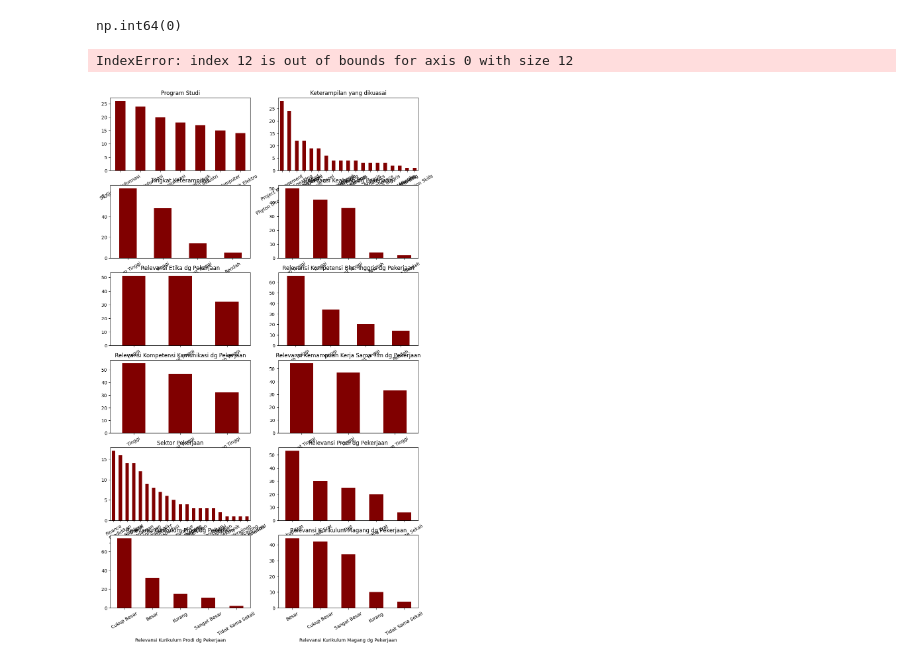
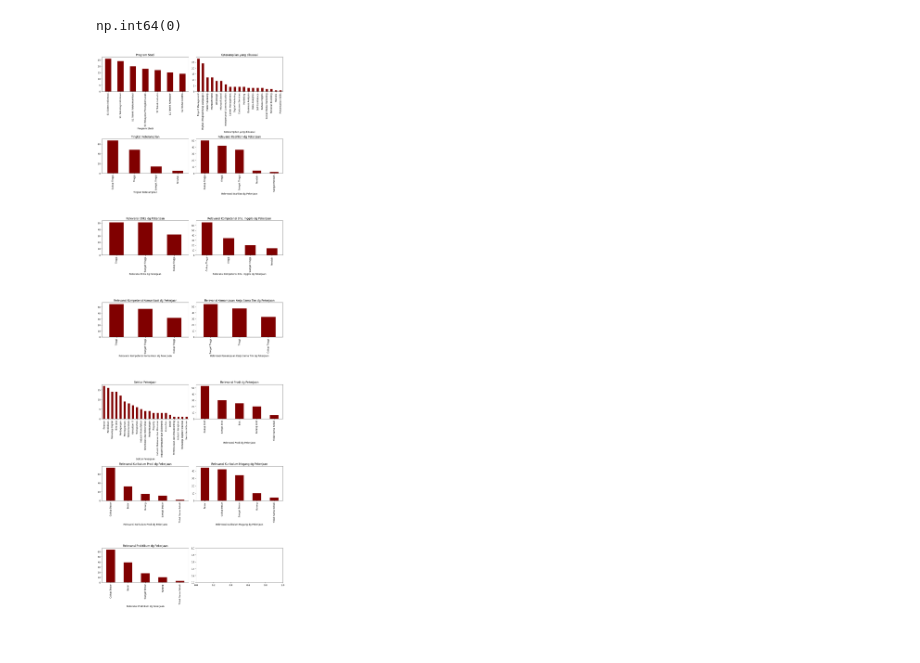
Before and after one commit to firarru/Project-Tracer-Study, a Jupyter notebook: Tracer_Study.ipynb, the cells around one changed output. Drawn from its saved outputs; the diff is of its cells as text; code cells hidden in the pictures.

```diff
--- a/Tracer_Study.ipynb
+++ b/Tracer_Study.ipynb
@@ -60,15 +62,14 @@ df.duplicated().sum()
 # %% [output]
 np.int64(0)
 # %%
-fig, axs = plt.subplots(nrows=6, ncols=2, figsize=(12, 20))
+fig, axs = plt.subplots(nrows=7, ncols=2, figsize=(12, 35))
 axs = axs.flatten()
 
 for i, col in enumerate(df.select_dtypes(exclude=['number']).columns):
     df[col].value_counts().plot(kind='bar', ax=axs[i], color='maroon')
     axs[i].set_title(col)
-    axs[i].tick_params(axis='x', rotation=30)
+    axs[i].tick_params(axis='x', rotation=90)
 plt.tight_layout()
 plt.show()
 # %% [output]
-IndexError: index 12 is out of bounds for axis 0 with size 12
-[figure, old version]
+[figure, new version]
```
Also changed, not shown: parts of 12 cells of this notebook.
